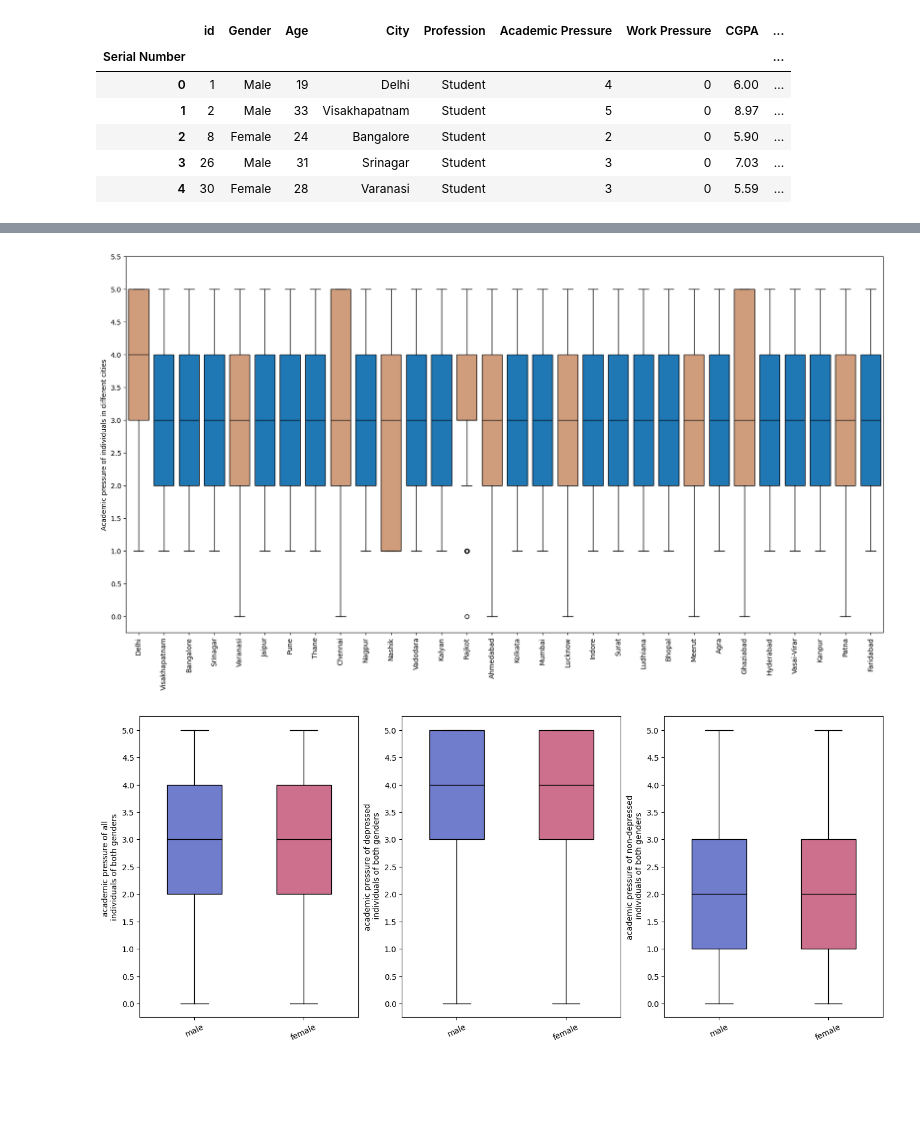
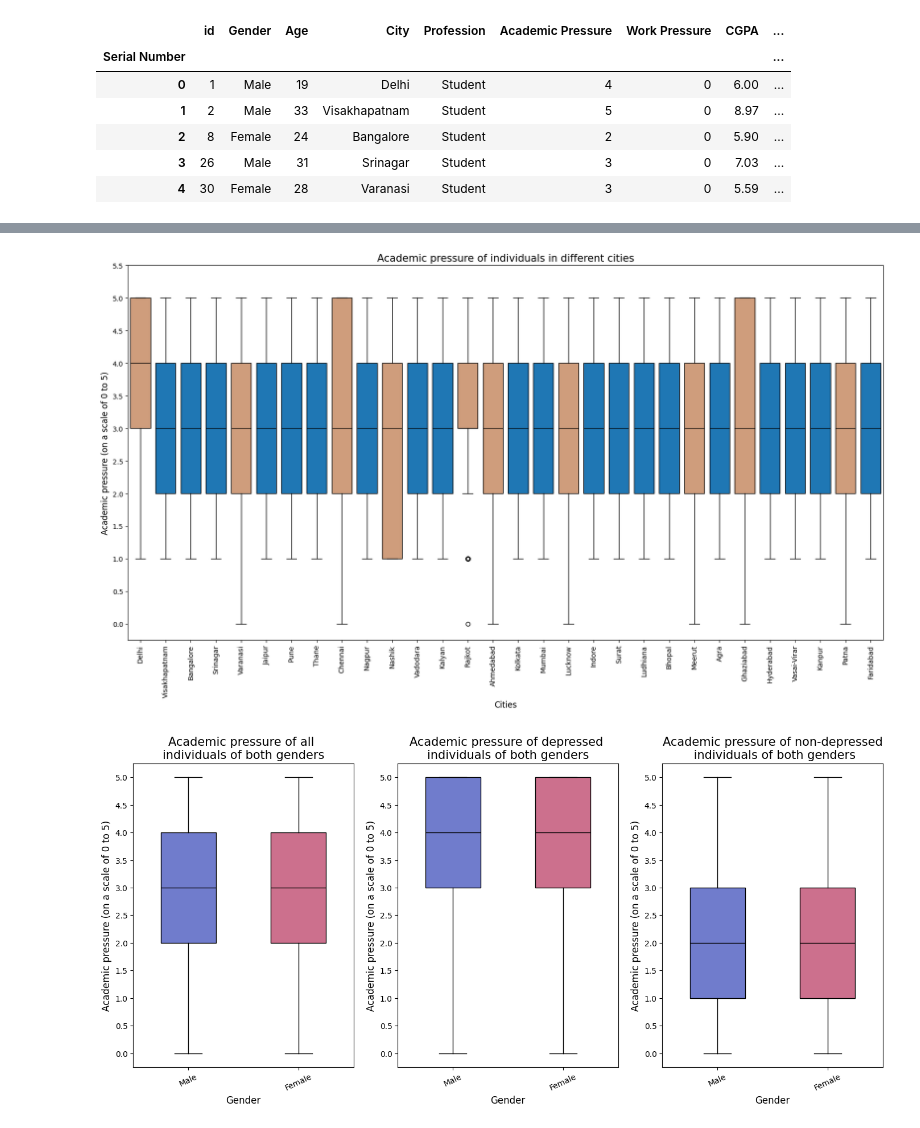
Before and after one commit to gagankumar2488/student_depression_data_analysis, a Jupyter notebook: analysis/analysis_process.ipynb, the cells around one changed output, grey strips where cells are left out. Saved outputs shown, nothing was run; the diff lists cells and outputs as text; code cells hidden in the pictures; blank space fills up the shorter version.

```diff
--- a/analysis/analysis_process.ipynb
+++ b/analysis/analysis_process.ipynb
@@ -183,12 +199,13 @@ labels = ['age of all \nindividuals', 'age of depressed \nindividuals',
 colors = ['#995757', '#b0ae54', '#4bad6f']
 
 fig, axes = plt.subplots(nrows=1,ncols=1,figsize=(6, 9))
-axes.set_ylabel('age of individuals in different categories')
+axes.set_title('Age of individuals in different categories', size = 15)
+axes.set_ylabel('Age', size = 12)
 
 bplot = axes.boxplot([df['Age'],df[df['Depression'] == True]['Age'],df[df['Depression'] == False]['Age']], widths=0.80,
                    patch_artist=True,  # allows color
                    tick_labels=labels)
-# fill with colors
+# fills with colors
 for patch, color in zip(bplot['boxes'], colors):
     patch.set_facecolor(color)
 
@@ -205,7 +222,8 @@ labels = ['Academic Pressure \nof all individuals', 'Academic Pressure of \ndepr
 colors = ['#536cb8', '#20465c', '#905799']
 
 fig, axes = plt.subplots(nrows=1,ncols=1,figsize=(6, 9))
-axes.set_ylabel('academic pressure of individuals in different categories')
+axes.set_title('Academic pressure of individuals in different categories', size = 15)
+axes.set_ylabel('Academic Pressure (on a scale of 0 to 5)', size = 12)
 
 bplot = axes.boxplot([df['Academic Pressure'],df[df['Depression'] == True]['Academic Pressure'],
                     df[df['Depression'] == False]['Academic Pressure']], widths=0.80,
@@ -215,6 +233,9 @@ bplot = axes.boxplot([df['Academic Pressure'],df[df['Depression'] == True]['Acad
 for patch, color in zip(bplot['boxes'], colors):
     patch.set_facecolor(color)
 
+for median in bplot['medians']:
+    median.set_color('black')
+
 axes.tick_params(axis='x', labelrotation=25)
 axes.set_yticks(np.arange(0,5.5,0.5))
 axes.set_yticklabels(np.arange(0,5.5,0.5))
@@ -228,8 +249,8 @@ labels = ['CGPA \nof all individuals', 'CGPA of \ndepressed individuals',
 colors = ['peachpuff', '#32a8a2', '#32a852']
 
 fig, axes = plt.subplots(nrows=1,ncols=1,figsize=(6, 9))
-axes.set_ylabel('CGPA of individuals in different categories')
-
+axes.set_title('CGPA of individuals in different categories', size = 15)
+axes.set_ylabel('CGPA', size = 12)
 bplot = axes.boxplot([df['CGPA'],df[df['Depression'] == True]['CGPA'],
                     df[df['Depression'] == False]['CGPA']], widths=0.80,
                    patch_artist=True,
@@ -238,6 +259,9 @@ bplot = axes.boxplot([df['CGPA'],df[df['Depression'] == True]['CGPA'],
 for patch, color in zip(bplot['boxes'], colors):
     patch.set_facecolor(color)
 
+for median in bplot['medians']:
+    median.set_color('black')
+
 axes.tick_params(axis='x', labelrotation=25)
 axes.set_yticks(np.arange(0,10.5,0.5))
 axes.set_yticklabels(np.arange(0,10.5,0.5))
@@ -290,20 +316,24 @@ for median in bplot['medians']:
     median.set_color('black')
 
 axes.tick_params(axis='x', labelrotation=90)
-axes.set_ylabel('Academic pressure of individuals in different cities')
+axes.set_title('Academic pressure of individuals in different cities', size = 15)
+axes.set_xlabel('Cities', size = 12)
+axes.set_ylabel('Academic pressure (on a scale of 0 to 5)', size = 12)
 axes.set_yticks(np.arange(0,6,0.5))
 axes.set_yticklabels(np.arange(0,6,0.5))
 
 plt.show()
 # %% [output]
-[figure, old version]
+[figure, new version]
 # %%
-labels = ['male','female']
+labels = ['Male','Female']
 colors = ['#707ccc', '#cc708d']
 
 fig, axes = plt.subplots(nrows=1,ncols=3,figsize=(17, 8.5))
 #-----------------------------------------------------------------------------------------------------------------------------
-axes[0].set_ylabel('academic pressure of all \nindividuals of both genders')
+axes[0].set_title('Academic pressure of all \nindividuals of both genders', size = 15)
+axes[0].set_xlabel('Gender', size = 12)
+axes[0].set_ylabel('Academic pressure (on a scale of 0 to 5)', size = 12)
 bplot0 = axes[0].boxplot([df[df['Gender'] == 'Male']['Academic Pressure'],
                     df[df['Gender'] == 'Female']['Academic Pressure']], widths=0.5,
                    patch_artist=True,
@@ -320,7 +350,9 @@ axes[0].set_yticks(np.arange(0,5.5,0.5))
 axes[0].set_yticklabels(np.arange(0,5.5,0.5))
 axes[0].set_aspect(0.5)
 #-----------------------------------------------------------------------------------------------------------------------------
-axes[1].set_ylabel('academic pressure of depressed\n individuals of both genders')
+axes[1].set_title('Academic pressure of depressed \nindividuals of both genders', size = 15)
+axes[1].set_xlabel('Gender', size = 12)
+axes[1].set_ylabel('Academic pressure (on a scale of 0 to 5)', size = 12)
 bplot1 = axes[1].boxplot([df[df['Depression']==True][df['Gender'] == 'Male']['Academic Pressure'],
                         df[df['Depression']==True][df['Gender'] == 'Female']['Academic Pressure']], widths=0.5,
                    patch_artist=True,
@@ -328,33 +360,35 @@ bplot1 = axes[1].boxplot([df[df['Depression']==True][df['Gender'] == 'Male']['Ac
 
 for patch, color in zip(bplot1['boxes'], colors):
     patch.set_facecolor(color)
 
 for median in bplot1['medians']:
     median.set_color('black')
 
 axes[1].tick_params(axis='x', labelrotation=25)
 axes[1].set_yticks(np.arange(0,5.5,0.5))
 axes[1].set_yticklabels(np.arange(0,5.5,0.5))
 axes[1].set_aspect(0.5)
 #-----------------------------------------------------------------------------------------------------------------------------
-axes[2].set_ylabel('academic pressure of non-depressed\n individuals of both genders')
+axes[2].set_title('Academic pressure of non-depressed\n individuals of both genders', size = 15)
+axes[2].set_xlabel('Gender', size = 12)
+axes[2].set_ylabel('Academic pressure (on a scale of 0 to 5)', size = 12)
 bplot2 = axes[2].boxplot([df[df['Depression']==False][df['Gender'] == 'Male']['Academic Pressure'],
                         df[df['Depression']==False][df['Gender'] == 'Female']['Academic Pressure']], widths=0.5,
                    patch_artist=True,
                    tick_labels=labels)
 
 for patch, color in zip(bplot2['boxes'], colors):
     patch.set_facecolor(color)
 
 for median in bplot2['medians']:
     median.set_color('black')
 
 axes[2].tick_params(axis='x', labelrotation=25)
 axes[2].set_yticks(np.arange(0,5.5,0.5))
 axes[2].set_yticklabels(np.arange(0,5.5,0.5))
 axes[2].set_aspect(0.5)
 #-----------------------------------------------------------------------------------------------------------------------------
 plt.show()
 # %% [output]
-[figure, old version]
+[figure, new version]
 # %%
```
Also changed, not shown: parts of 13 cells of this notebook.
